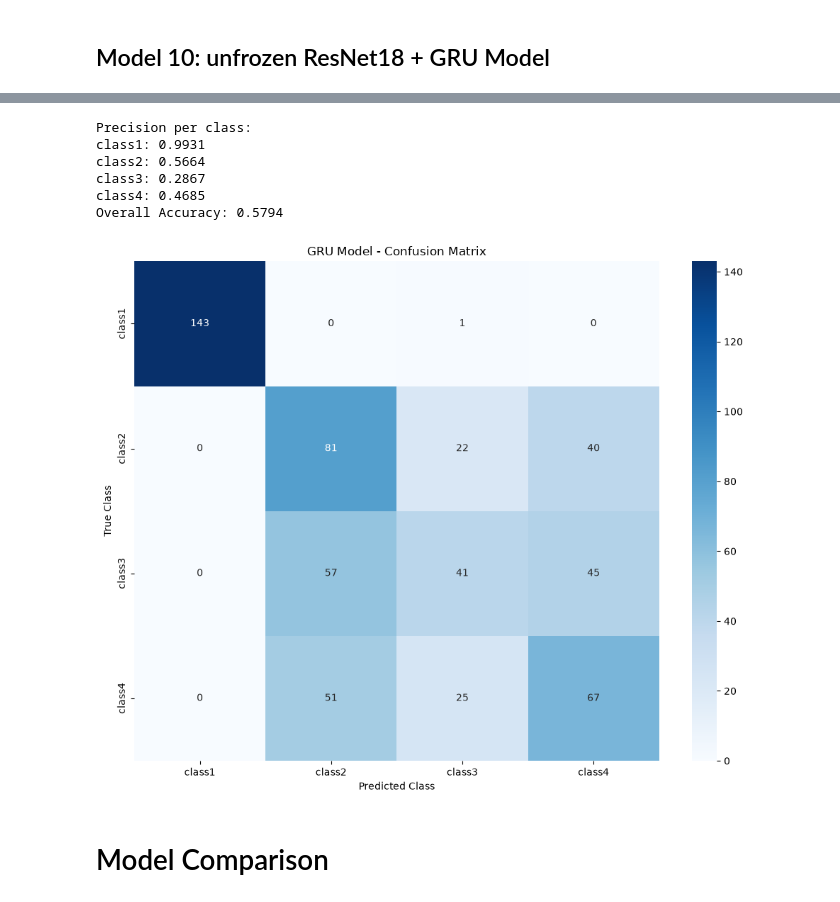
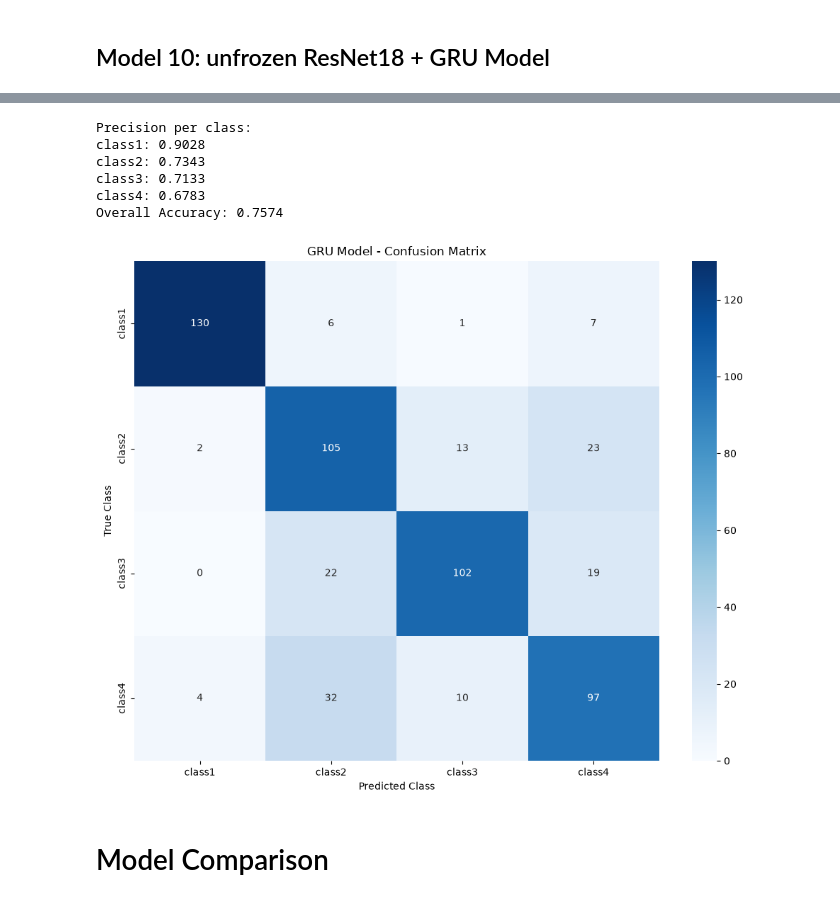
Before and after one commit to mschl7/action_recognition, a Jupyter notebook: main.ipynb, the cells around one changed output, grey strips where cells are left out. Drawn from its saved outputs; the diff is of its cells as text; code cells hidden in the pictures.

Commit message:
run unfrozen

```diff
--- a/main.ipynb
+++ b/main.ipynb
@@ -1194,32 +1089,31 @@ class unfrozen_GRU_model(nn.Module):
 
 # Load pretrained ResNet18
 weights = ResNet18_Weights.DEFAULT
-model10 = unfrozen_GRU_model(num_classes=4).to(device)
+model12 = unfrozen_GRU_model(num_classes=4).to(device)
 
 # Define loss function
 criterion = torch.nn.CrossEntropyLoss()
 optimizer = torch.optim.Adam(
     [
-        {"params": model10.feature_extractor.parameters(), "lr": 1e-5},
-        {"params": model10.gru.parameters(), "lr": 1e-4},
-        {"params": model10.fc.parameters(), "lr": 1e-4},
-    ],
-    weight_decay=1e-4
-)
+        {"params": model12.feature_extractor.parameters(), "lr": 1e-5},
+        {"params": model12.gru.parameters(), "lr": 1e-3},
+        {"params": model12.fc.parameters(), "lr": 1e-3},
+    ], weight_decay=1e-4)
+
 if True:
     # train model
-    best_model_state, best_epoch, best_val_acc = train(model10, train_loader_model6, val_loader_model6, criterion, optimizer, num_epochs=30)
+    best_model_state, best_epoch, best_val_acc = gru_train(model12, train_loader_model6, val_loader_model6, criterion, optimizer, num_epochs=30)
 
     # save checkpoint of model
     checkpoint = {
-        "model10_state_dict": best_model_state,
-        "optimizer_model10_state_dict": optimizer.state_dict(),
+        "model12_state_dict": best_model_state,
+        "optimizer_model12_state_dict": optimizer.state_dict(),
         "epoch": best_epoch,
         "val_acc": best_val_acc,
     }
 
     torch.save(
         checkpoint,
-        "checkpoints/model10_checkpoint.pth"
+        "checkpoints/model12_checkpoint.pth"
     )
 # %% [output]
@@ -1245,22 +1137,22 @@ Epoch [10/10], train loss: 0.7491, train acc: 0.6543, val loss: 0.7822, val acc:
 # %%
 # load model
-checkpoint = torch.load("checkpoints/model10_checkpoint.pth",map_location=device)
+checkpoint = torch.load("checkpoints/model12_checkpoint.pth",map_location=device)
 
-model10.load_state_dict(checkpoint["model10_state_dict"])
+model12.load_state_dict(checkpoint["model12_state_dict"])
 
-optimizer.load_state_dict(checkpoint["optimizer_model10_state_dict"])
-model10.to(device)
+optimizer.load_state_dict(checkpoint["optimizer_model12_state_dict"])
+model12.to(device)
 
 #evaluate
-precisions_model10, acc_model10 = evaluate_GRU_model(model10, test_loader_model6, device)
+precisions_model12, acc_model12 = evaluate_GRU_model(model12, test_loader_model6, device)
 # %% [output]
 Precision per class:
-class1: 0.9931
-class2: 0.5664
-class3: 0.2867
-class4: 0.4685
-Overall Accuracy: 0.5794
+class1: 0.9028
+class2: 0.7343
+class3: 0.7133
+class4: 0.6783
+Overall Accuracy: 0.7574
-[figure, old version]
+[figure, new version]
 # %% [markdown]
 # Model Comparison
 # %%
```
Also changed, not shown: parts of 13 cells of this notebook.
